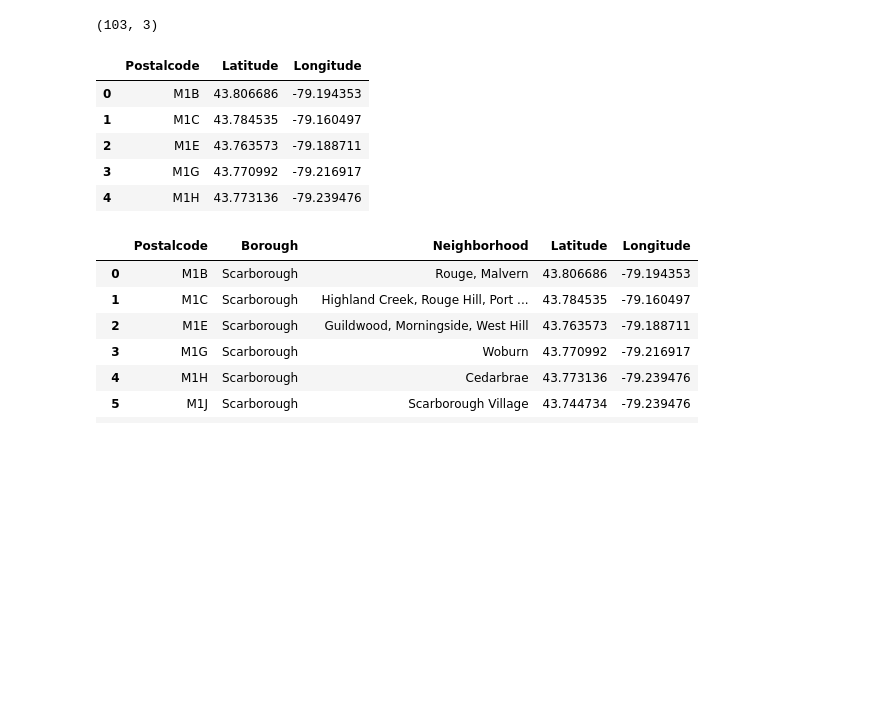
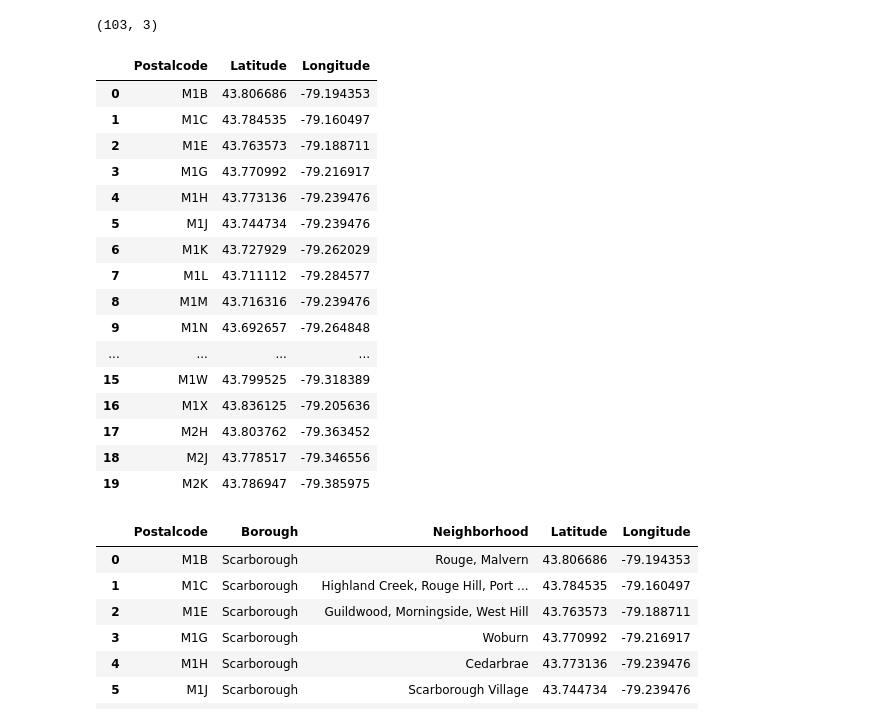
Before and after one commit to azulyrojo-ib/Capstone-Project-Notebook, a Jupyter notebook: Segmenting and Clustering Neighborhoods part3.ipynb, the cells around one changed output. Saved outputs shown, nothing was run; the diff lists cells and outputs as text; code cells hidden in the pictures; blank space fills up the shorter version.

```diff
--- a/Segmenting and Clustering Neighborhoods part3.ipynb
+++ b/Segmenting and Clustering Neighborhoods part3.ipynb
@@ -80,14 +113,25 @@ groupedDF.shape
 df_geoloc = pd.read_csv('http://cocl.us/Geospatial_data')
 # %%
 df_geoloc.columns=['Postalcode','Latitude','Longitude']
-df_geoloc.head()
+df_geoloc.head(20)
 # %% [output]
 |  | Postalcode | Latitude | Longitude |
 | 0 | M1B | 43.806686 | -79.194353 |
 | 1 | M1C | 43.784535 | -79.160497 |
 | 2 | M1E | 43.763573 | -79.188711 |
 | 3 | M1G | 43.770992 | -79.216917 |
 | 4 | M1H | 43.773136 | -79.239476 |
+| 5 | M1J | 43.744734 | -79.239476 |
+| 6 | M1K | 43.727929 | -79.262029 |
+| 7 | M1L | 43.711112 | -79.284577 |
+| 8 | M1M | 43.716316 | -79.239476 |
+| 9 | M1N | 43.692657 | -79.264848 |
+| ... | ... | ... | ... |
+| 15 | M1W | 43.799525 | -79.318389 |
+| 16 | M1X | 43.836125 | -79.205636 |
+| 17 | M2H | 43.803762 | -79.363452 |
+| 18 | M2J | 43.778517 | -79.346556 |
+| 19 | M2K | 43.786947 | -79.385975 |
 # %%
 df_latlon = pd.merge(groupedDF, df_geoloc, on='Postalcode')
 df_latlon.head(20)
```
Also changed, not shown: parts of 8 cells of this notebook.
